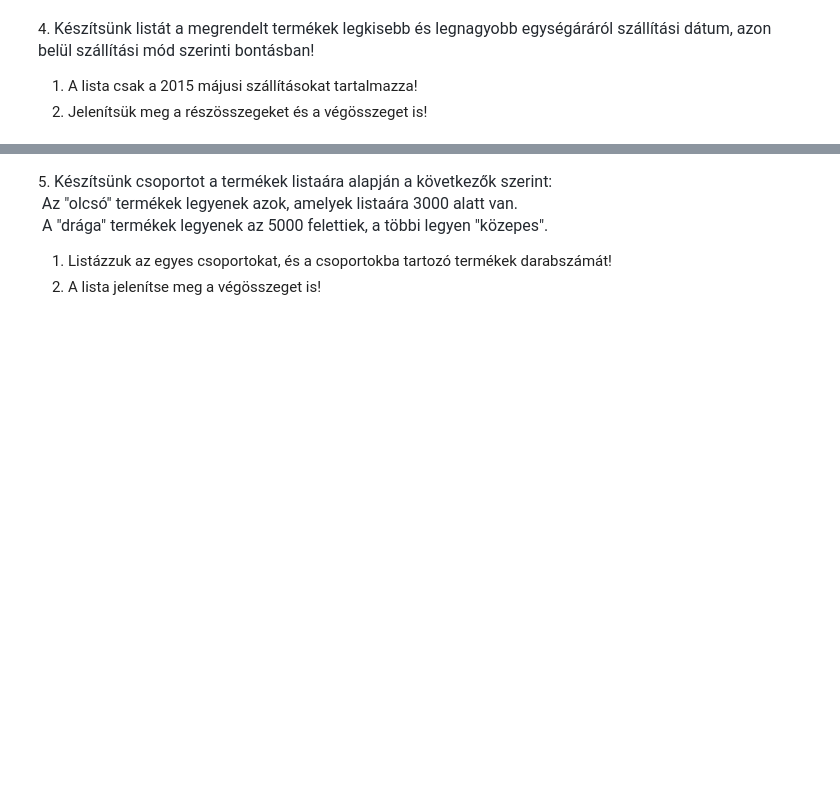
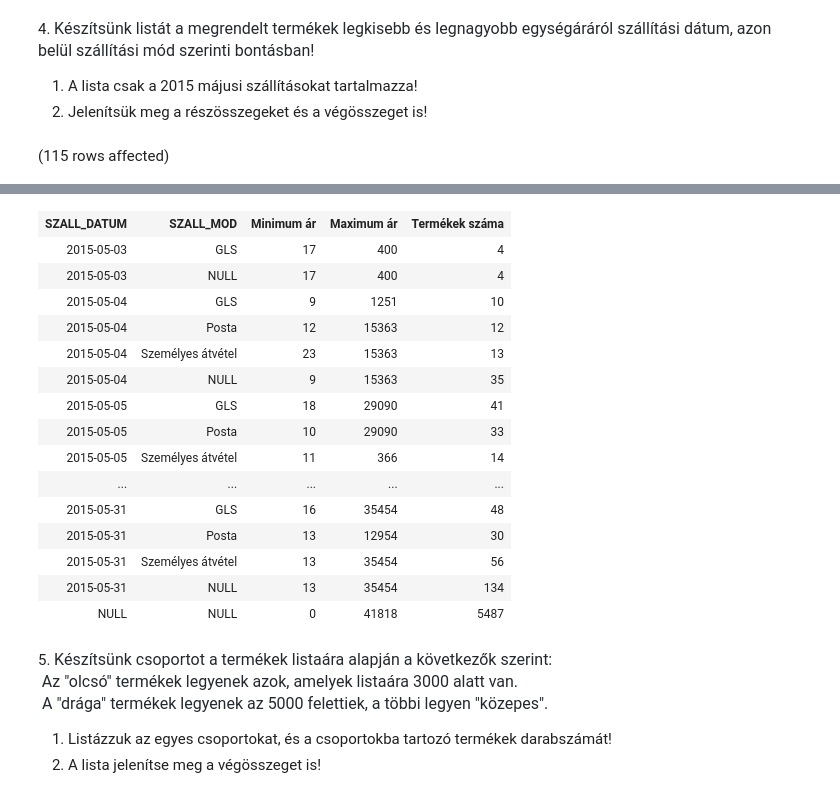
Before and after one commit to JanosZkcs/Adatbazisok_egyetem, a Jupyter notebook: gyakorlat05_feladatok.ipynb, the cells around one changed output, grey strips where cells are left out. Saved outputs shown, nothing was run; the diff lists cells and outputs as text; code cells hidden in the pictures; blank space fills up the shorter version.

```diff
--- a/gyakorlat05_feladatok.ipynb
+++ b/gyakorlat05_feladatok.ipynb
@@ -89,3 +89,14 @@ Total execution time: 00:00:00.046
 
 1. A lista csak a 2015 májusi szállításokat tartalmazza!
 2. Jelenítsük meg a részösszegeket és a végösszeget is!
+# %%
+SELECT  r.SZALL_DATUM,
+        r.SZALL_MOD,
+        MIN(rt.EGYSEGAR) AS 'Minimum ár',
+        MAX(rt.EGYSEGAR) AS 'Maximum ár',
+        COUNT(rt.SORSZAM) AS 'Termékek száma'
+FROM Rendeles r JOIN Rendeles_tetel rt ON r.SORSZAM = rt.SORSZAM
+WHERE YEAR(r.SZALL_DATUM) = 2015 AND MONTH(r.SZALL_DATUM) = 5
+GROUP BY ROLLUP(r.SZALL_DATUM,r.SZALL_MOD)
+# %% [output]
+(115 rows affected)
@@ -92,3 +104,19 @@ Total execution time: 00:00:00.046
+| SZALL_DATUM | SZALL_MOD | Minimum ár | Maximum ár | Termékek száma |
+| 2015-05-03 | GLS | 17 | 400 | 4 |
+| 2015-05-03 | NULL | 17 | 400 | 4 |
+| 2015-05-04 | GLS | 9 | 1251 | 10 |
+| 2015-05-04 | Posta | 12 | 15363 | 12 |
+| 2015-05-04 | Személyes átvétel | 23 | 15363 | 13 |
+| 2015-05-04 | NULL | 9 | 15363 | 35 |
+| 2015-05-05 | GLS | 18 | 29090 | 41 |
+| 2015-05-05 | Posta | 10 | 29090 | 33 |
+| 2015-05-05 | Személyes átvétel | 11 | 366 | 14 |
+| ... | ... | ... | ... | ... |
+| 2015-05-31 | GLS | 16 | 35454 | 48 |
+| 2015-05-31 | Posta | 13 | 12954 | 30 |
+| 2015-05-31 | Személyes átvétel | 13 | 35454 | 56 |
+| 2015-05-31 | NULL | 13 | 35454 | 134 |
+| NULL | NULL | 0 | 41818 | 5487 |
 # %% [markdown]
 5. <span style="color: rgb(36, 41, 47); font-family: -apple-system, BlinkMacSystemFont, &quot;Segoe UI&quot;, Helvetica, Arial, sans-serif, &quot;Apple Color Emoji&quot;, &quot;Segoe UI Emoji&quot;; font-size: 16px;">Készítsünk csoportot a termékek listaára alapján a következők szerint:&nbsp;<br></span> <span style="color: rgb(36, 41, 47); font-family: -apple-system, BlinkMacSystemFont, &quot;Segoe UI&quot;, Helvetica, Arial, sans-serif, &quot;Apple Color Emoji&quot;, &quot;Segoe UI Emoji&quot;; font-size: 16px;">Az "olcsó" termékek legyenek azok, amelyek listaára 3000 alatt van.<br>&nbsp;A "drága" termékek legyenek az 5000 felettiek, a többi legyen "közepes".</span>
 
```
Also changed, not shown: parts of 1 cell of this notebook.
